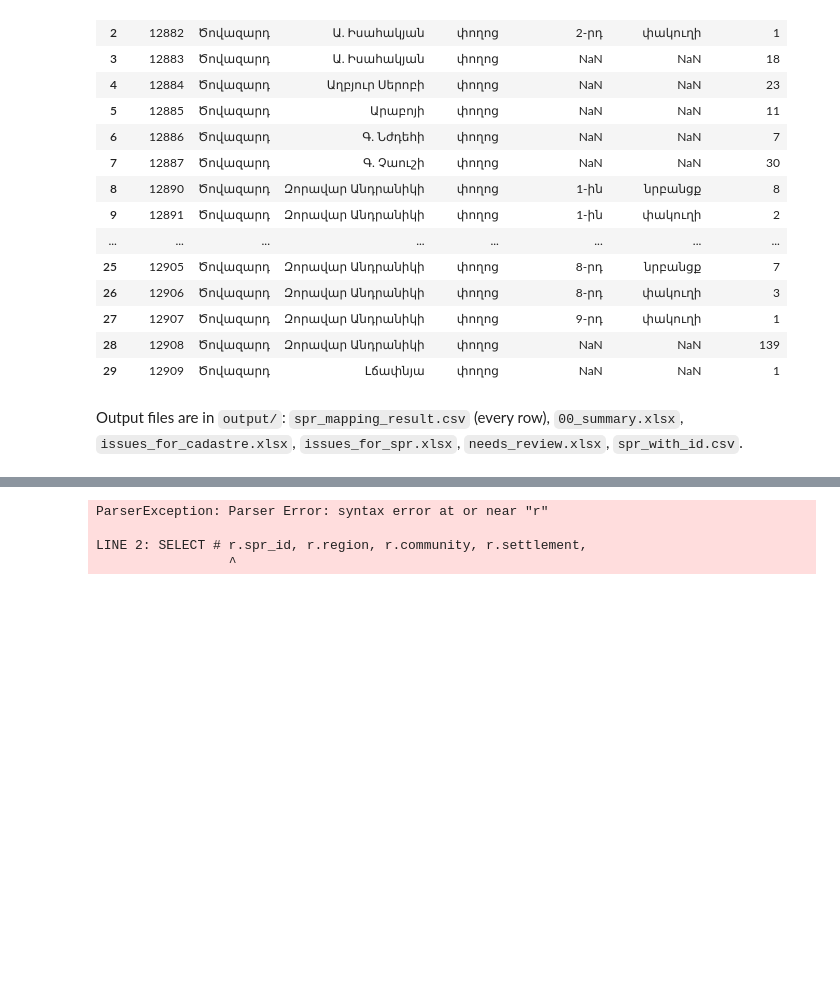
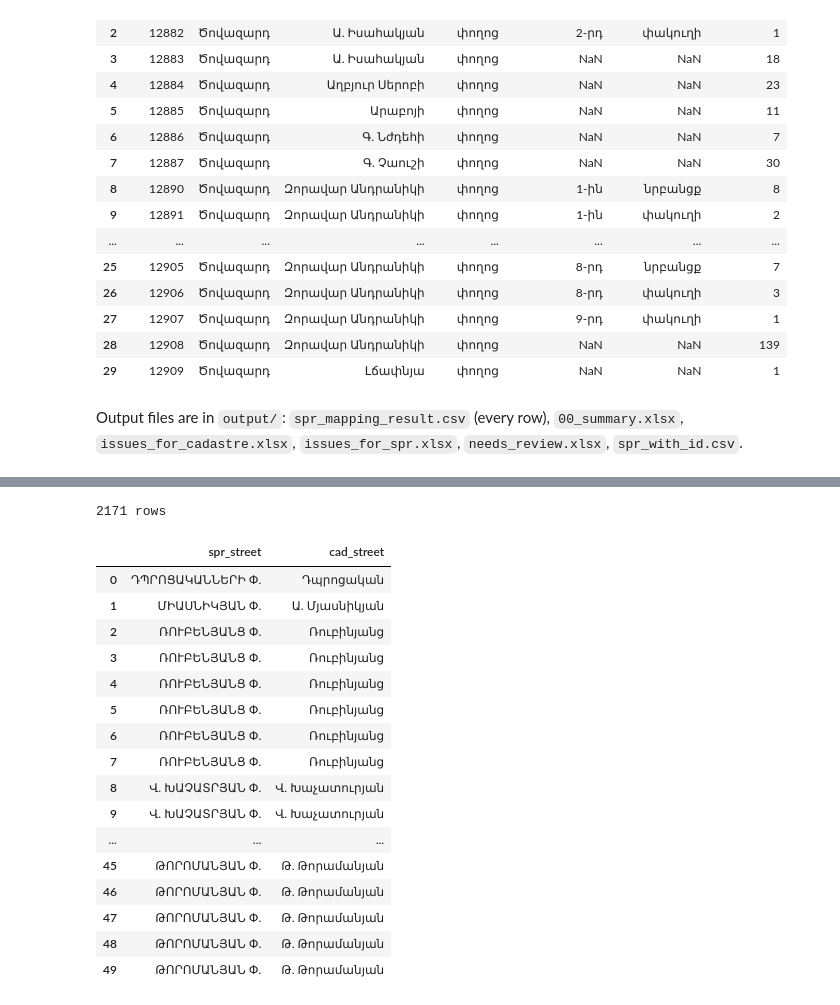
Before and after one commit to nareabg/spr-cadastre-mapping, a Jupyter notebook: walkthrough.ipynb, the cells around one changed output, grey strips where cells are left out. Drawn from its saved outputs; the diff is of its cells as text; code cells hidden in the pictures; blank space fills up the shorter version.

```diff
--- a/walkthrough.ipynb
+++ b/walkthrough.ipynb
@@ -627,26 +638,40 @@ fuzzy_streets.to_csv("output/unique_fuzzy_output.csv", index=False, encoding="ut
 # %%
 fuzzy_mapped = q("""
-SELECT # r.spr_id, r.region, r.community, r.settlement,
+SELECT -- r.spr_id, r.region, r.community, r.settlement,
        r.street            AS spr_street,
-      # r.house, r.apartment,
-      c.street_name       AS cad_street
-      # c.street_type       AS cad_type,
-      # c.sub_street_name   AS cad_sub_street,
-      # c.house             AS cad_house,
-      # c.building          AS cad_building,
-      # r.similarity_score,
-      # r.text_reading,
-      # r.cadastre_id
+       -- r.house, r.apartment,
+       c.street_name       AS cad_street
+       -- c.street_type       AS cad_type,
+       -- c.sub_street_name   AS cad_sub_street,
+       -- c.house             AS cad_house,
+       -- c.building          AS cad_building,
+       -- r.similarity_score,
+       -- r.text_reading,
+       -- r.cadastre_id
 FROM spr_mapping_result r
 JOIN cadastre c ON c.id = r.cadastre_id
 WHERE r.match_status = 'mapped'
- AND r.street_match_method = 'fuzzy'
+  AND r.street_match_method = 'fuzzy'
 ORDER BY r.similarity_score, r.region, r.settlement, r.street
 """)
 print(len(fuzzy_mapped), "rows")
 fuzzy_mapped.head(50)
 # %% [output]
-ParserException: Parser Error: syntax error at or near "r"
-
-LINE 2: SELECT # r.spr_id, r.region, r.community, r.settlement,
-                 ^
+2171 rows
+|  | spr_street | cad_street |
+| 0 | ԴՊՐՈՑԱԿԱՆՆԵՐԻ Փ. | Դպրոցական |
+| 1 | ՄԻԱՍՆԻԿՅԱՆ Փ. | Ա. Մյասնիկյան |
+| 2 | ՌՈՒԲԵՆՅԱՆՑ Փ. | Ռուբինյանց |
+| 3 | ՌՈՒԲԵՆՅԱՆՑ Փ. | Ռուբինյանց |
+| 4 | ՌՈՒԲԵՆՅԱՆՑ Փ. | Ռուբինյանց |
+| 5 | ՌՈՒԲԵՆՅԱՆՑ Փ. | Ռուբինյանց |
+| 6 | ՌՈՒԲԵՆՅԱՆՑ Փ. | Ռուբինյանց |
+| 7 | ՌՈՒԲԵՆՅԱՆՑ Փ. | Ռուբինյանց |
+| 8 | Վ. ԽԱՉԱՏՐՅԱՆ Փ. | Վ. Խաչատուրյան |
+| 9 | Վ. ԽԱՉԱՏՐՅԱՆ Փ. | Վ. Խաչատուրյան |
+| ... | ... | ... |
+| 45 | ԹՈՐՈՄԱՆՅԱՆ Փ. | Թ. Թորամանյան |
+| 46 | ԹՈՐՈՄԱՆՅԱՆ Փ. | Թ. Թորամանյան |
+| 47 | ԹՈՐՈՄԱՆՅԱՆ Փ. | Թ. Թորամանյան |
+| 48 | ԹՈՐՈՄԱՆՅԱՆ Փ. | Թ. Թորամանյան |
+| 49 | ԹՈՐՈՄԱՆՅԱՆ Փ. | Թ. Թորամանյան |
```
Also changed, not shown: parts of 21 cells of this notebook.
